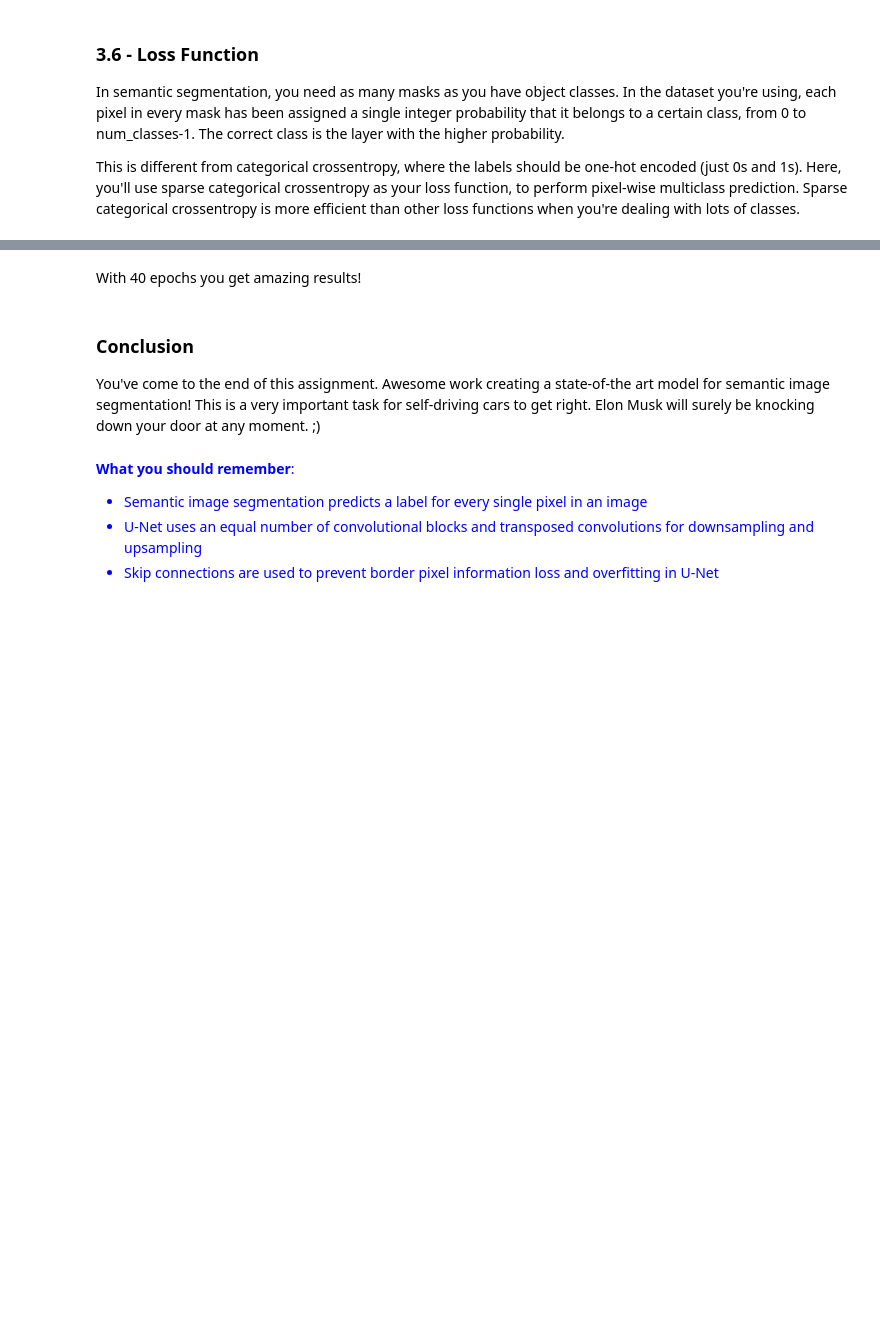
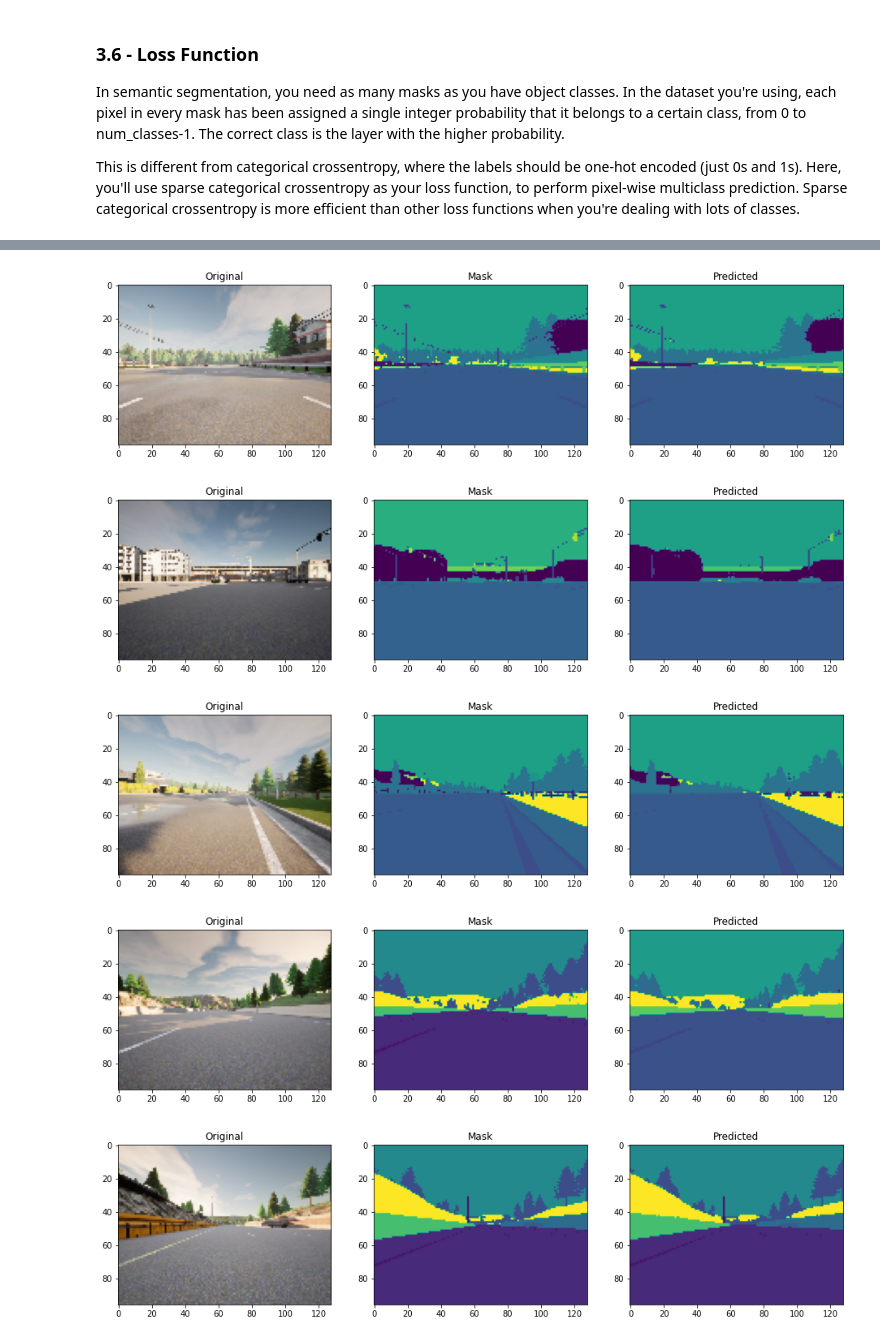
Before and after one commit to fernandoGitHub/ML_Projects, a Jupyter notebook: Image_segmentation_Unet_v2.ipynb, the cells around one changed output, grey strips where cells are left out. Cells and saved outputs as stored; diff of their text form; code cells hidden in the pictures; blank space fills up the shorter version.

```diff
--- a/Image_segmentation_Unet_v2.ipynb
+++ b/Image_segmentation_Unet_v2.ipynb
@@ -538,5 +588,5 @@ Now, define a function that uses `tf.argmax` in the axis of the number of classe
 def create_mask(pred_mask):
   pred_mask = tf.argmax(pred_mask, axis=-1)
   pred_mask = pred_mask[..., tf.newaxis]
-  return pred_mask[0]
+  return pred_mask
 # %% [markdown]
@@ -555,13 +604,21 @@ plt.plot(model_history.history["accuracy"])
 
 Next, check your predicted masks against the true mask and the original input image:
 # %%
-def show_predictions(dataset=None, num=1):
+def make_predictions(dataset=None, num=1, render=False):
   """
   Displays the first image of each of the num batches
   """
-  if dataset:
-    for image, mask in dataset.take(num):
-      pred_mask = unet.predict(image)
-      display([image[0], mask[0], create_mask(pred_mask)])
-  else:
-    display([sample_image, sample_mask, create_mask(unet.predict(sample_image[tf.newaxis, ...]))])
+  predicted_masks=[]
+  labelled_masks=[]
+
+  for batch_images, batch_masks in dataset.take(num):
+    batch_pred_masks = unet.predict(batch_images)
+    batch_pred_masks = create_mask(batch_pred_masks)
+
+    predicted_masks.append(batch_pred_masks)
+    labelled_masks.append(batch_masks)
+
+    if render:
+      render_images(images=[batch_images[0], batch_masks[0], batch_pred_masks[0]], labels=['Original', 'Mask', 'Predicted'])
+
+  return predicted_masks, labelled_masks
@@ -577,14 +625,8 @@ show_predictions(train_dataset, 6)
-# %% [markdown]
-With 40 epochs you get amazing results!
-# %% [markdown]
-### Conclusion
-
-You've come to the end of this assignment. Awesome work creating a state-of-the art model for semantic image segmentation! This is a very important task for self-driving cars to get right. Elon Musk will surely be knocking down your door at any moment. ;)
-# %% [markdown]
-<font color='blue'>
-
-**What you should remember**:
-
-* Semantic image segmentation predicts a label for every single pixel in an image
-* U-Net uses an equal number of convolutional blocks and transposed convolutions for downsampling and upsampling
-* Skip connections are used to prevent border pixel information loss and overfitting in U-Net
+# %%
+predicted_masks, labelled_masks = make_predictions(train_dataset, 6, render=True)
+# %% [output]
+[figure, added]
+[figure, added]
+[figure, added]
+[figure, added]
+[figure, added]
```
Also changed, not shown: parts of 44 cells of this notebook.
